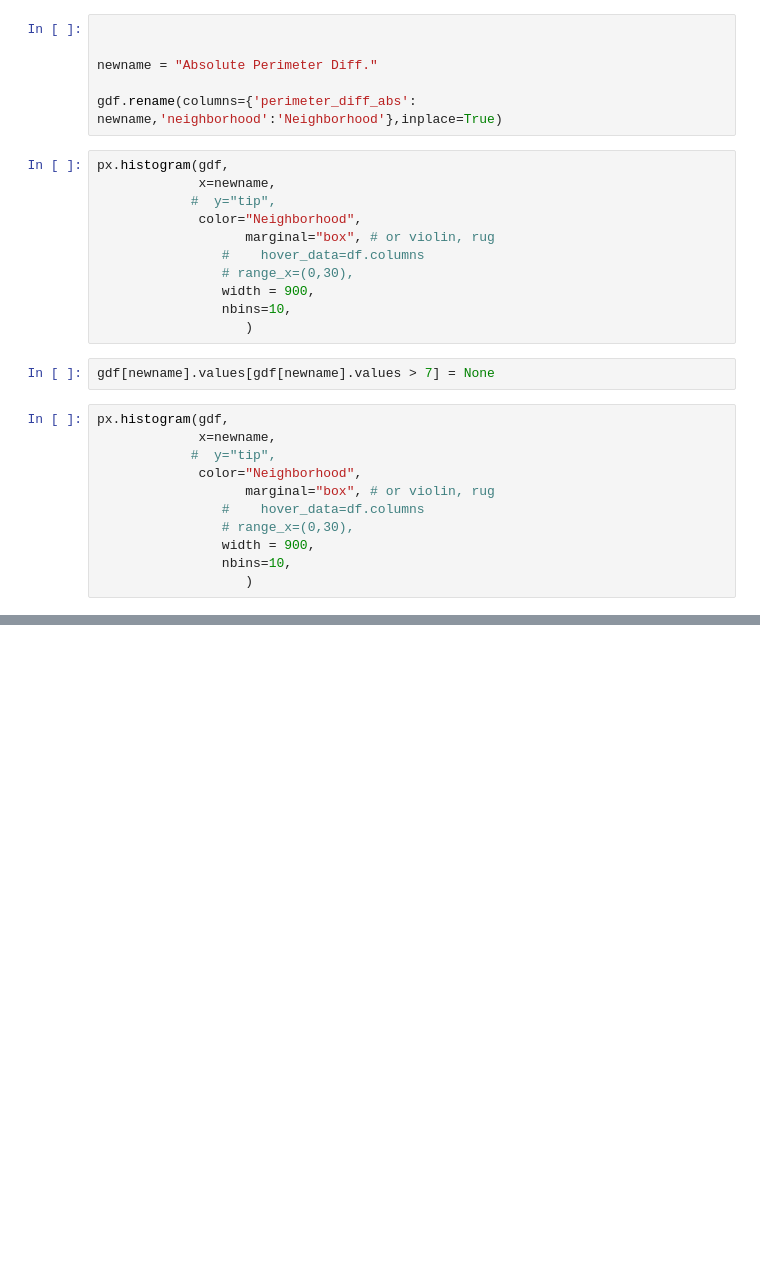
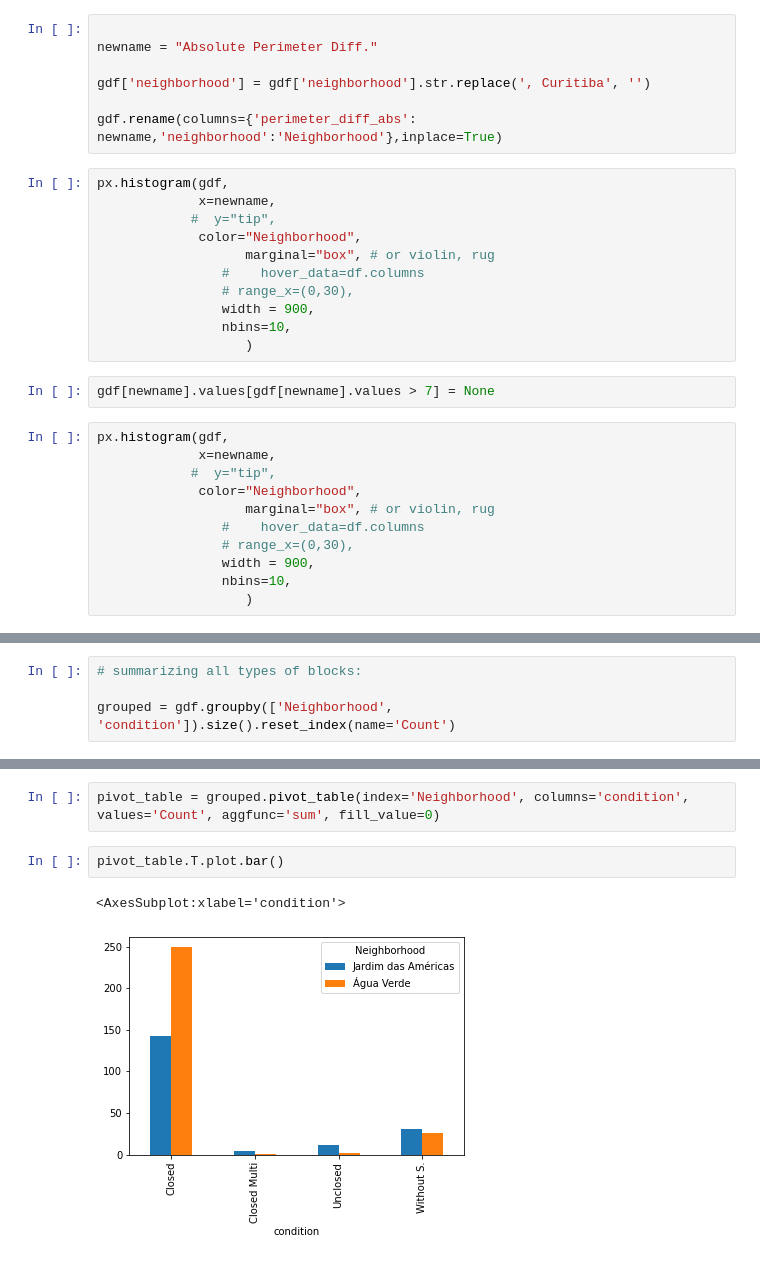
Before and after one commit to kauevestena/sidewalk_analysis, a Jupyter notebook: chart_generation_notebooks/perimeter_diffs.ipynb, the cells around one changed output, grey strips where cells are left out. Drawn from its saved outputs; the diff is of its cells as text; blank space fills up the shorter version.

```diff
--- a/chart_generation_notebooks/perimeter_diffs.ipynb
+++ b/chart_generation_notebooks/perimeter_diffs.ipynb
@@ -7,10 +7,11 @@ import geopandas as gpd
 # %%
 gdf = gpd.read_file('../all_neighborhoods_block_analysis.geojson')
 # %%
-
 
 newname = "Absolute Perimeter Diff."
 
+gdf['neighborhood'] = gdf['neighborhood'].str.replace(', Curitiba', '')
+
 gdf.rename(columns={'perimeter_diff_abs': newname,'neighborhood':'Neighborhood'},inplace=True)
 # %%
 px.histogram(gdf,
@@ -38,0 +50,4 @@ px.histogram(gdf,
+# %%
+# summarizing all types of blocks:
+
+grouped = gdf.groupby(['Neighborhood', 'condition']).size().reset_index(name='Count')
@@ -38,0 +66,7 @@ px.histogram(gdf,
+# %%
+pivot_table = grouped.pivot_table(index='Neighborhood', columns='condition', values='Count', aggfunc='sum', fill_value=0)
+# %%
+pivot_table.T.plot.bar()
+# %% [output]
+<AxesSubplot:xlabel='condition'>
+[figure, added]
```
Also changed, not shown: parts of 3 cells of this notebook, 5 other files.
